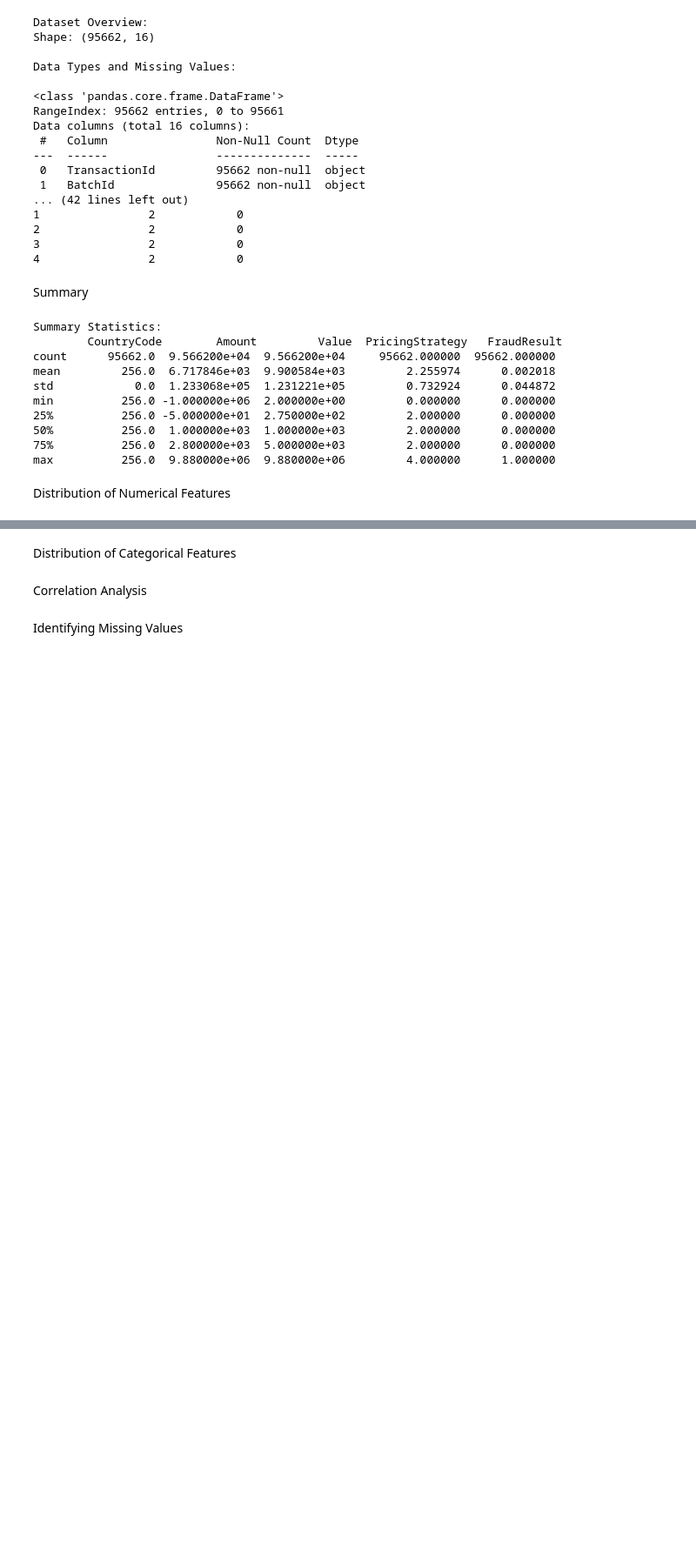
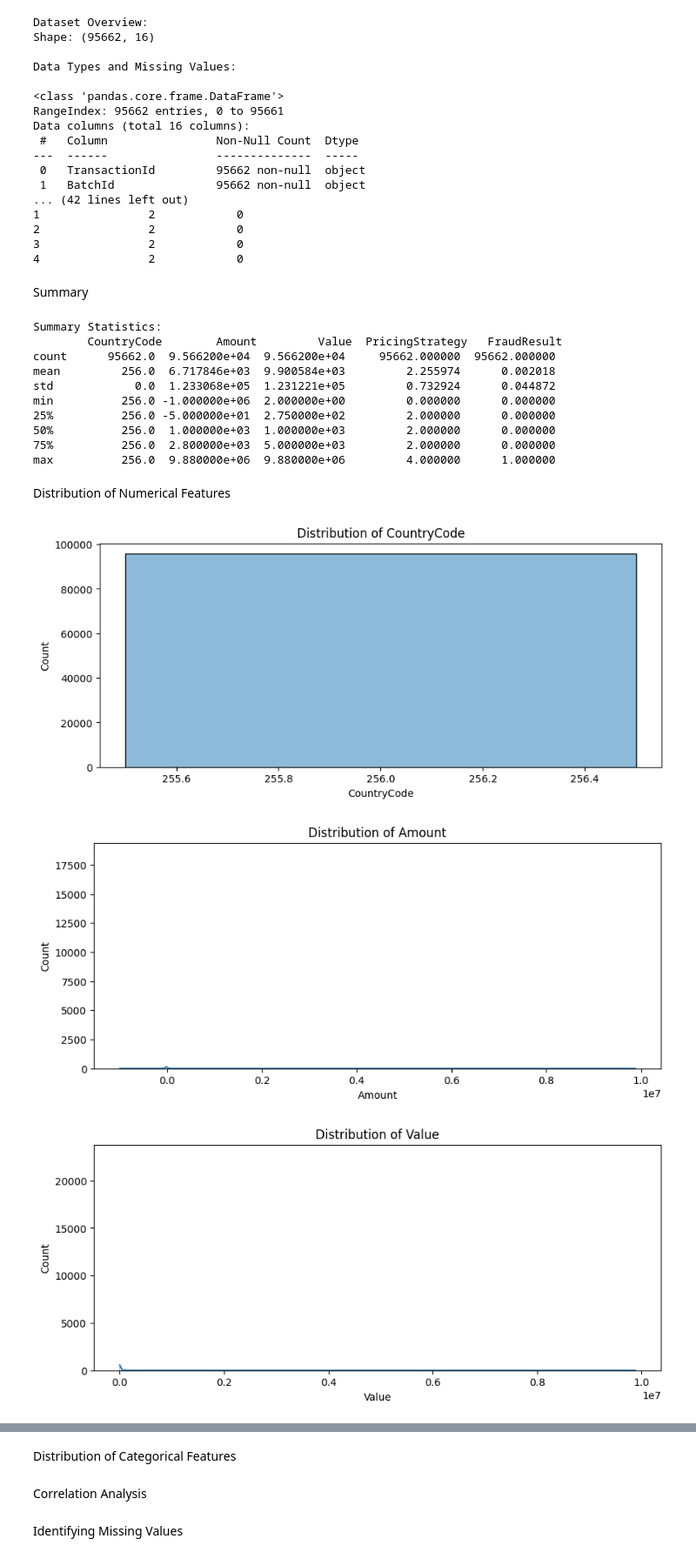
Before and after one commit to YonatanMoges/credit-scoring-model, a Jupyter notebook: notebook/eda.ipynb, the cells around one changed output, grey strips where cells are left out. Shown at 87% size. Saved outputs shown, nothing was run; the diff lists cells and outputs as text; code cells hidden in the pictures; blank space fills up the shorter version.

Commit message:
EDA Numerical Features

```diff
--- a/notebook/eda.ipynb
+++ b/notebook/eda.ipynb
@@ -54,3 +54,9 @@ min          256.0 -1.000000e+06  2.000000e+00         0.000000      0.000000
 max          256.0  9.880000e+06  9.880000e+06         4.000000      1.000000
 # %% [markdown]
 Distribution of Numerical Features
+# %%
+eda.numerical_distribution()
+# %% [output]
+[figure, added]
+[figure, added]
+[figure, added]
```
Also changed, not shown: parts of 1 cell of this notebook.
